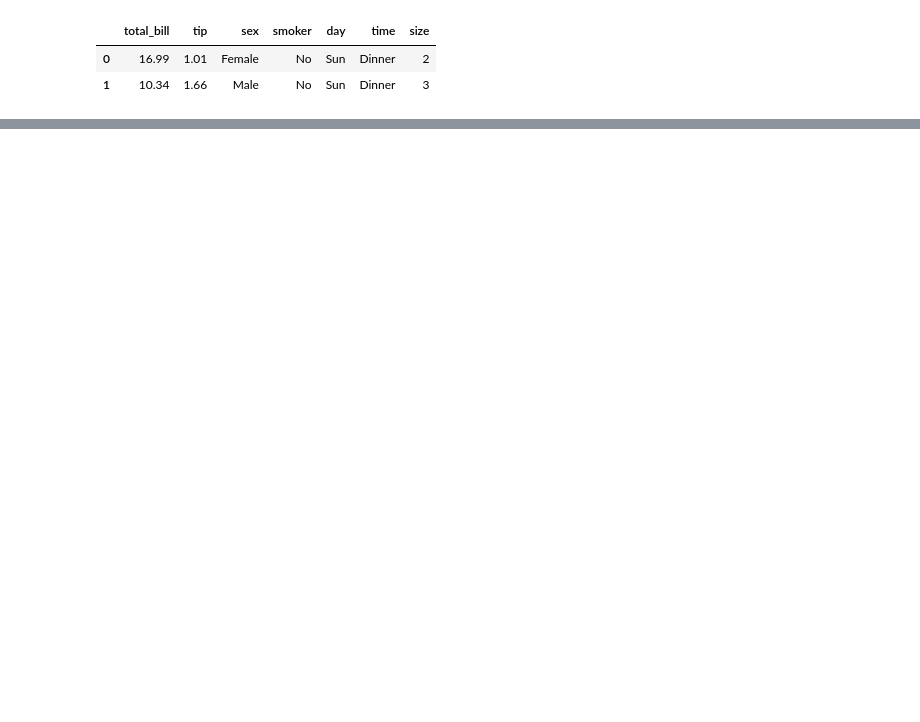
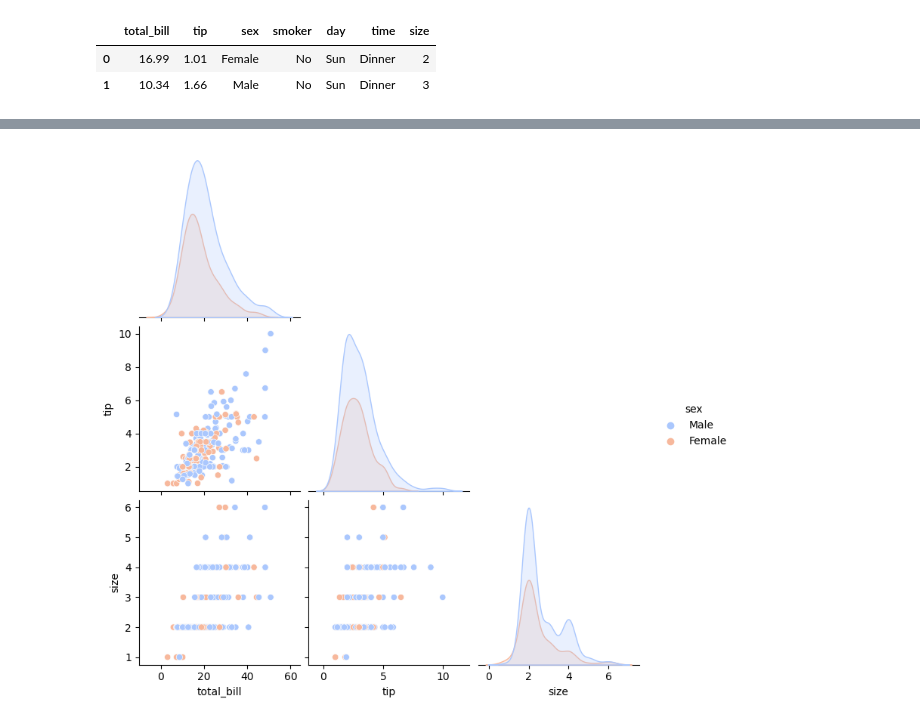
Before and after one commit to Luiss0606/Platzi-Curso, a Jupyter notebook: 5. Matplotlib y seaborn/Seaborn/joinplot_pairplot.ipynb, the cells around one changed output, grey strips where cells are left out. Cells and saved outputs as stored; diff of their text form; code cells hidden in the pictures; blank space fills up the shorter version.

```diff
--- a/5. Matplotlib y seaborn/Seaborn/joinplot_pairplot.ipynb
+++ b/5. Matplotlib y seaborn/Seaborn/joinplot_pairplot.ipynb
@@ -15,0 +16,5 @@ plt.show()
+# %%
+sns.pairplot(data=tips,hue='sex', palette='coolwarm',corner=True,kind='scatter')
+plt.show()
+# %% [output]
+[figure, added]
```
Also changed, not shown: parts of 1 cell of this notebook, 7 other files.
